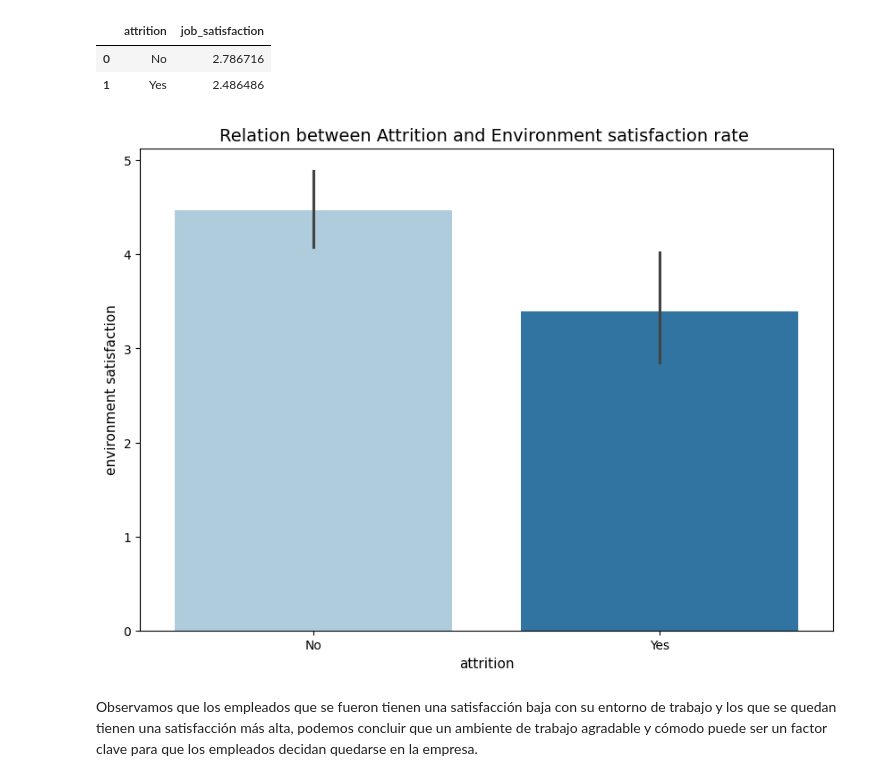
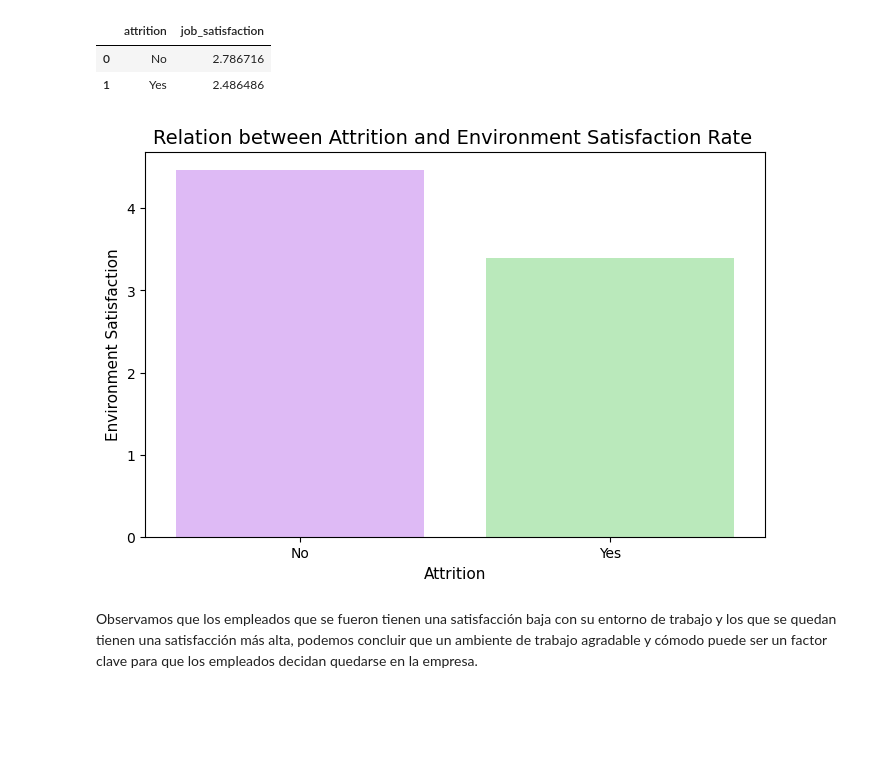
Before and after one commit to VeroSanchezO/proyecto-da-promo-k-modulo-3-team-5, a Jupyter notebook: Fase_4_Problema de AB Testin_Marta.ipynb, the cells around one changed output. Drawn from its saved outputs; the diff is of its cells as text; code cells hidden in the pictures; blank space fills up the shorter version.

```diff
--- a/Fase_4_Problema de AB Testin_Marta.ipynb
+++ b/Fase_4_Problema de AB Testin_Marta.ipynb
@@ -319,17 +349,19 @@ df_attrition.groupby("attrition")["job_satisfaction"].mean().reset_index()
 # %%
 # Comparacion "Attrition" con "Environment_satisfaction"
 
-plt.figure(figsize=(10, 7))
-sns.barplot(x = "attrition",
-            y = "environment_satisfaction",
-            data = df_attrition,
-            palette = "Paired");
+plt.figure(figsize=(8, 5))
+sns.barplot(x="attrition",
+            y="environment_satisfaction",
+            data=df_attrition,
+            hue="attrition",
+            palette=["#E0B0FF", "#B2F1B3"],
+            ci=None)
 
-plt.xlabel("attrition", fontsize = 11)
-plt.ylabel("environment satisfaction",  fontsize = 11);
-plt.title("Relation between Attrition and Environment satisfaction rate " , fontsize = 14);
+plt.xlabel("Attrition", fontsize = 11)
+plt.ylabel("Environment Satisfaction",  fontsize = 11);
+plt.title("Relation between Attrition and Environment Satisfaction Rate " , fontsize = 14);
 # %% [output]
-[figure, old version]
+[figure, new version]
 # %% [markdown]
  Observamos que los empleados que se fueron tienen una satisfacción baja con su entorno de trabajo y los que se quedan tienen una satisfacción más alta, podemos concluir que un ambiente de trabajo agradable y cómodo puede ser un factor clave para que los empleados decidan quedarse en la empresa.
 # %% [markdown]
```
Also changed, not shown: parts of 20 cells of this notebook, 1 other file.
